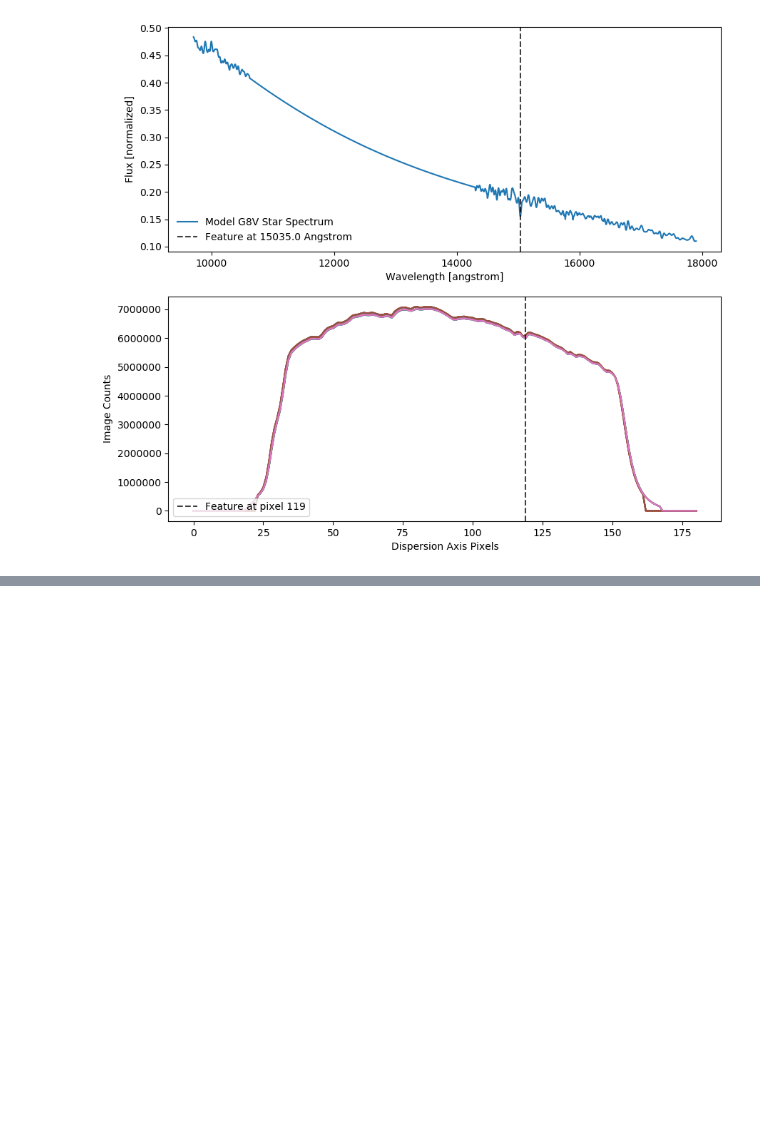
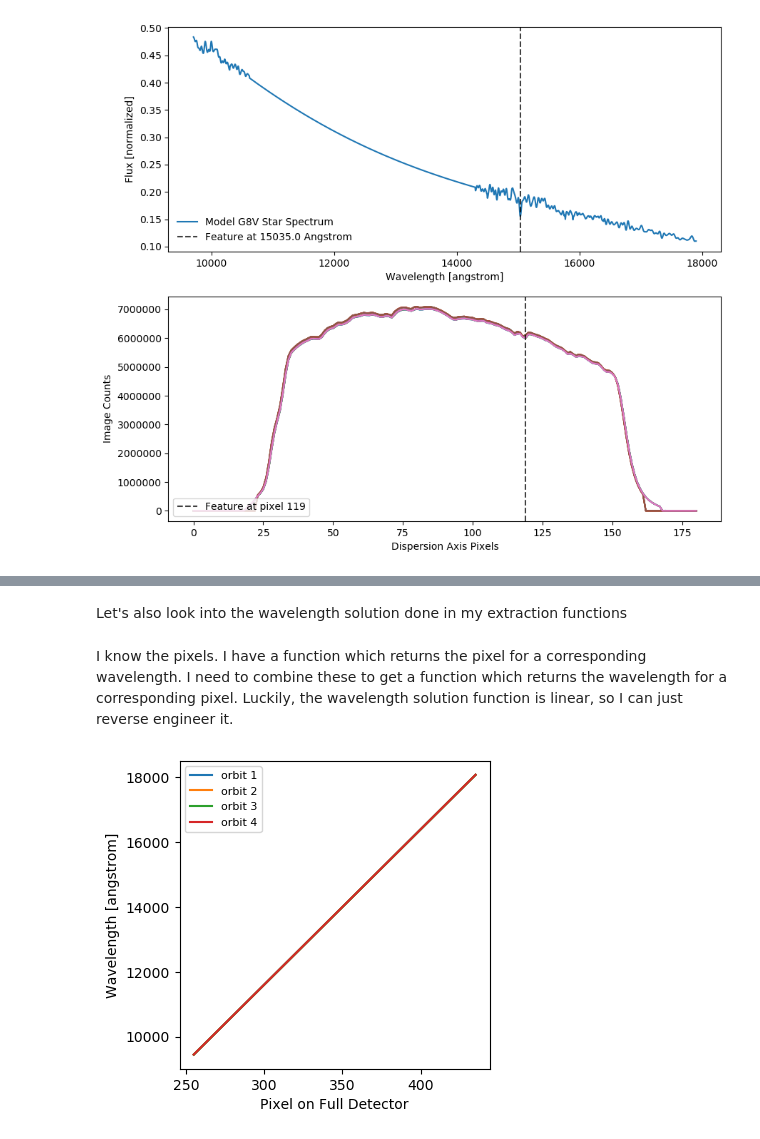
Before and after one commit to mm-murphy/hd219666b, a Jupyter notebook: reduction/Extracting the Transmission Spectra Time Series-New Copy.ipynb, the cells around one changed output, grey strips where cells are left out. Cells and saved outputs as stored; diff of their text form; code cells hidden in the pictures; blank space fills up the shorter version.

```diff
--- a/reduction/Extracting the Transmission Spectra Time Series-New Copy.ipynb
+++ b/reduction/Extracting the Transmission Spectra Time Series-New Copy.ipynb
@@ -14,24 +14,28 @@ Loading in the reduced data, containing the 1D spectra and broadband flux values
 # Loading in 1D spectra from each orbit in visit 3
 datapath = '/home/mmmurphy/data/hd219666b/reduced_data/'
 o1data = np.load(datapath+'orbit1_extractedrawdata.npz')
-time_o1 = o1data['times']
-spec_o1 = o1data['spectra1D']
-errs_o1 = o1data['errs1D']
-disp_o1 = np.arange(len(spec_o1[0]))
+time_o1 = o1data['times']             # times in [bjd tdb]
+spec_o1 = o1data['spectra1D']         # un-normalized 1D spectrum
+errs_o1 = o1data['errs1D']            # photon noise uncertainty on above
+lims_o1 = o1data['spectral_xlimits']  # min and max x- value of the spectrum on whole detector axis
+disp_o1 = np.arange(len(spec_o1[0]))  # cut-out pixel axis
 o2data = np.load(datapath+'orbit2_extractedrawdata.npz')
 time_o2 = o2data['times']
 spec_o2 = o2data['spectra1D']
 errs_o2 = o2data['errs1D']
+lims_o2 = o2data['spectral_xlimits']
 disp_o2 = np.arange(len(spec_o2[0]))
 o3data = np.load(datapath+'orbit3_extractedrawdata.npz')
 time_o3 = o3data['times']
 spec_o3 = o3data['spectra1D']
 errs_o3 = o3data['errs1D']
+lims_o3 = o3data['spectral_xlimits']
 disp_o3 = np.arange(len(spec_o3[0]))
 o4data = np.load(datapath+'orbit4_extractedrawdata.npz')
 time_o4 = o4data['times']
 spec_o4 = o4data['spectra1D']
 errs_o4 = o4data['errs1D']
+lims_o4 = o4data['spectral_xlimits']
 disp_o4 = np.arange(len(spec_o4[0]))
 # %%
 # Plotting an example spectrum, since I like thinking with visuals
@@ -747,0 +134,2 @@ plt.scatter(time_T, flux_T[0,:])
+# %% [markdown]
+Let's also look into the wavelength solution done in my extraction functions
@@ -747,0 +161,33 @@ plt.scatter(time_T, flux_T[0,:])
+# %% [markdown]
+I know the pixels. I have a function which returns the pixel for a corresponding wavelength. I need to combine these to get a function which returns the wavelength for a corresponding pixel. Luckily, the wavelength solution function is linear, so I can just reverse engineer it.
+# %%
+temp_wavs = np.linspace(9000, 18000, 500)   # wide range that encompasses the WFC3/G141 wavelength range
+temp_pixs_o1 = waveInterp_o1(temp_wavs)
+temp_pixs_o2 = waveInterp_o2(temp_wavs)
+temp_pixs_o3 = waveInterp_o3(temp_wavs)
+temp_pixs_o4 = waveInterp_o4(temp_wavs)
+
+# fit line with x = pixs and y = wavs; y = mx + b
+m1, b1 = np.polyfit(x=temp_pixs_o1, y=temp_wavs, deg=1)
+m2, b2 = np.polyfit(x=temp_pixs_o2, y=temp_wavs, deg=1)
+m3, b3 = np.polyfit(x=temp_pixs_o3, y=temp_wavs, deg=1)
+m4, b4 = np.polyfit(x=temp_pixs_o4, y=temp_wavs, deg=1)
+
+# now re-solve
+wavs_o1 = m1*fullpixs_o1 + b1
+wavs_o2 = m1*fullpixs_o2 + b2
+wavs_o3 = m1*fullpixs_o3 + b3
+wavs_o4 = m1*fullpixs_o4 + b4
+# %%
+# Plotting the wavelength calibration
+plt.figure(figsize=(4,4))
+plt.plot(fullpixs_o1, wavs_o1, label='orbit 1')
+plt.plot(fullpixs_o2, wavs_o2, label='orbit 2')
+plt.plot(fullpixs_o3, wavs_o3, label='orbit 3')
+plt.plot(fullpixs_o4, wavs_o4, label='orbit 4')
+plt.xlabel('Pixel on Full Detector')
+plt.ylabel('Wavelength [angstrom]')
+plt.legend(loc='best', fontsize=8)
+plt.show()
+# %% [output]
+[figure, added]
```
Also changed, not shown: parts of 68 cells of this notebook, 5 other files.
